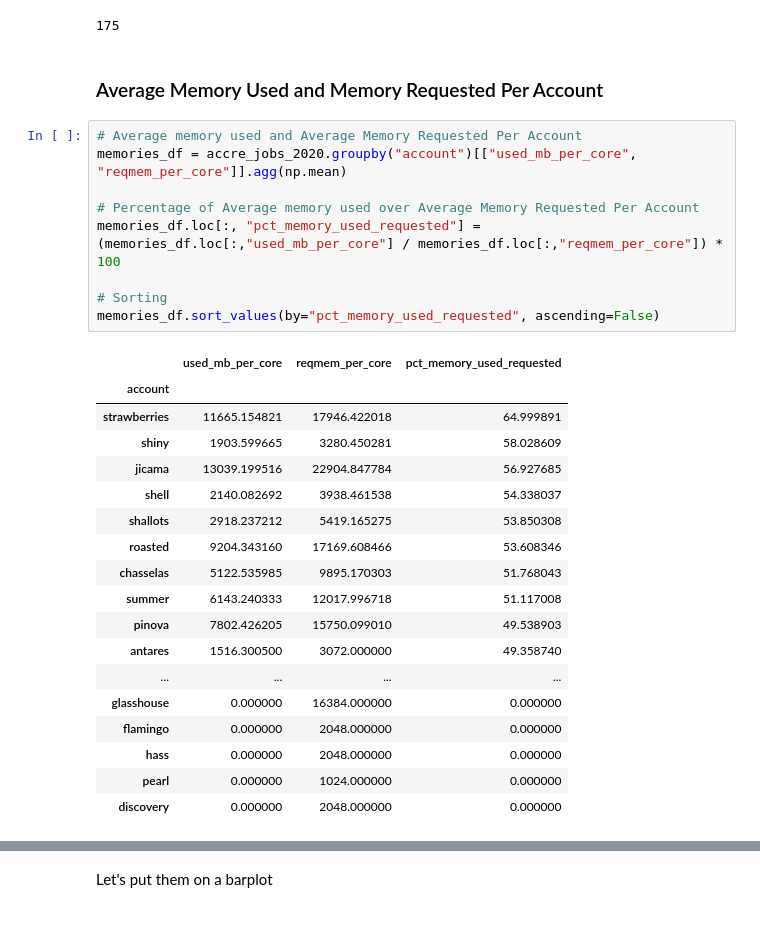
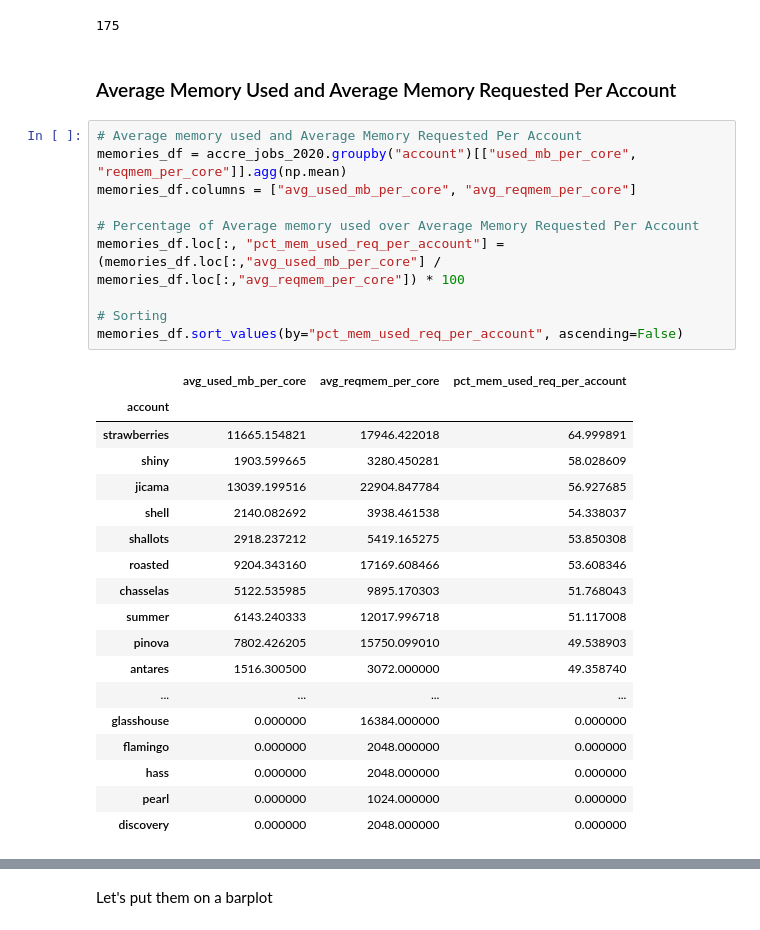
Before and after one commit to nss-data-science-cohort-4/dq2-accre-amd, a Jupyter notebook: notebooks/mr_03_accre_jobs_2020_analysis.ipynb, the cells around one changed output, grey strips where cells are left out. Cells and saved outputs as stored; diff of their text form.

```diff
--- a/notebooks/mr_03_accre_jobs_2020_analysis.ipynb
+++ b/notebooks/mr_03_accre_jobs_2020_analysis.ipynb
@@ -55,18 +55,19 @@ len(accre_jobs_2020["account"].unique())
 # %% [output]
 175
 # %% [markdown]
-### Average Memory Used and Memory Requested Per Account
+### Average Memory Used and Average Memory Requested Per Account
 # %%
 # Average memory used and Average Memory Requested Per Account
 memories_df = accre_jobs_2020.groupby("account")[["used_mb_per_core", "reqmem_per_core"]].agg(np.mean)
+memories_df.columns = ["avg_used_mb_per_core", "avg_reqmem_per_core"]
 
 # Percentage of Average memory used over Average Memory Requested Per Account
-memories_df.loc[:, "pct_memory_used_requested"] = (memories_df.loc[:,"used_mb_per_core"] / memories_df.loc[:,"reqmem_per_core"]) * 100
+memories_df.loc[:, "pct_mem_used_req_per_account"] = (memories_df.loc[:,"avg_used_mb_per_core"] / memories_df.loc[:,"avg_reqmem_per_core"]) * 100
 
 # Sorting
-memories_df.sort_values(by="pct_memory_used_requested", ascending=False)
+memories_df.sort_values(by="pct_mem_used_req_per_account", ascending=False)
 # %% [output]
-|  | used_mb_per_core | reqmem_per_core | pct_memory_used_requested |
+|  | avg_used_mb_per_core | avg_reqmem_per_core | pct_mem_used_req_per_account |
 | account |  |  |  |
 | strawberries | 11665.154821 | 17946.422018 | 64.999891 |
 | shiny | 1903.599665 | 3280.450281 | 58.028609 |
```
Also changed, not shown: parts of 35 cells of this notebook, 2 other files.
